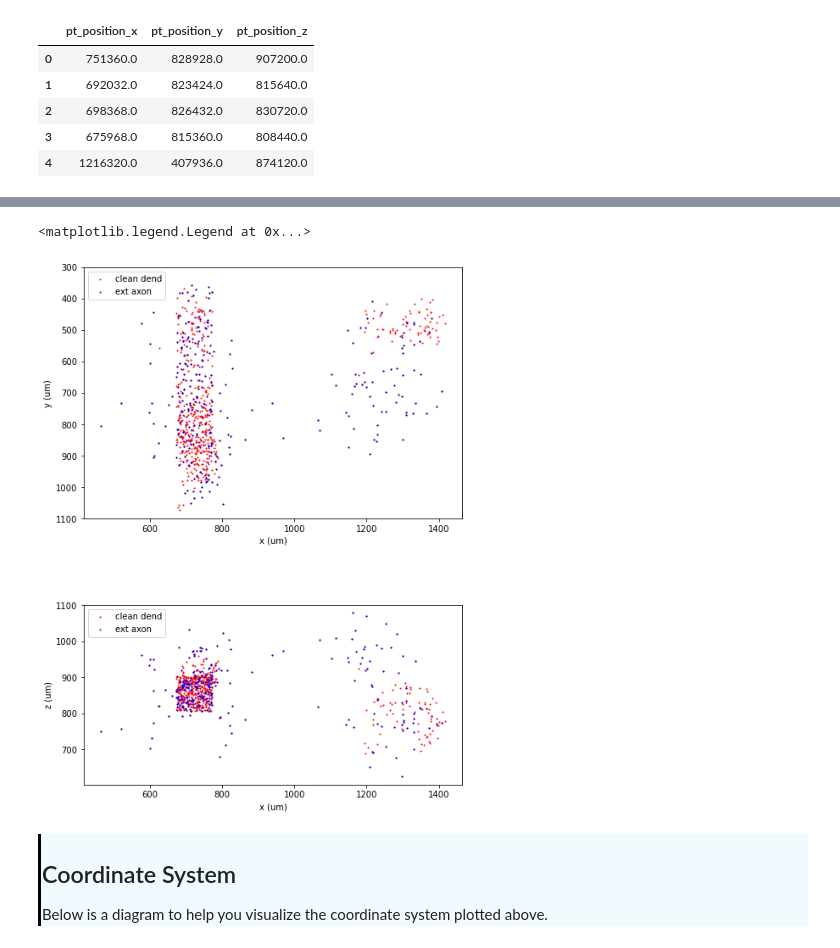
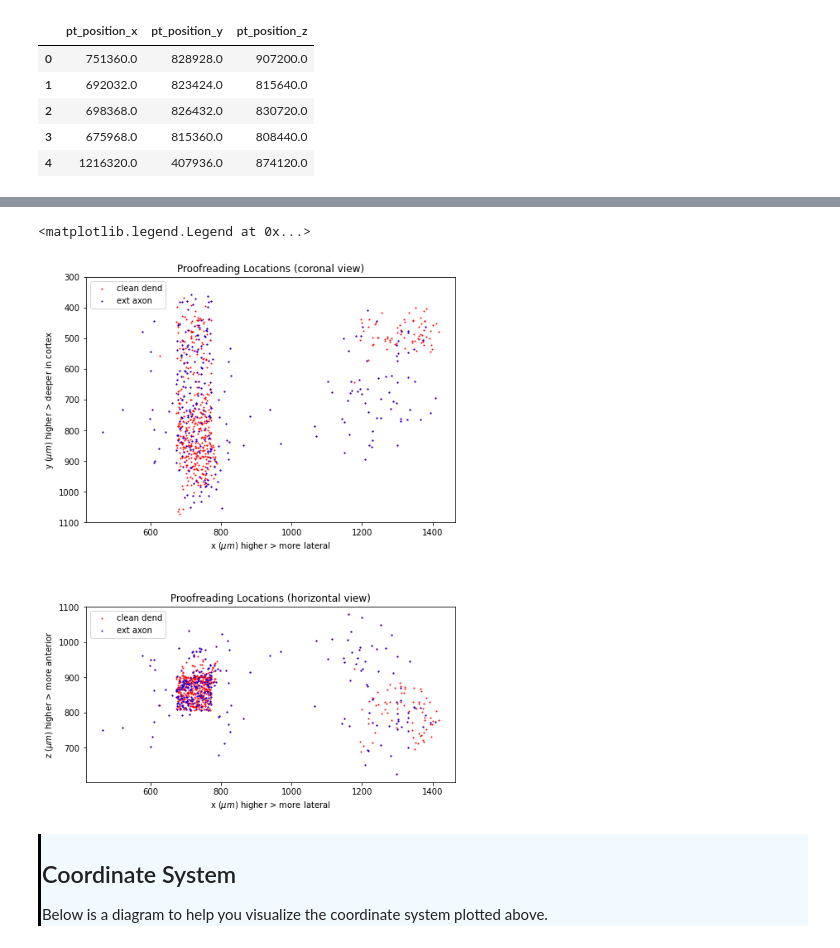
Before and after one commit to AllenInstitute/swdb_2022, a Jupyter notebook: DynamicBrain/EM_Connectome_Intro.ipynb, the cells around one changed output, grey strips where cells are left out. Saved outputs shown, nothing was run; the diff lists cells and outputs as text; code cells hidden in the pictures.

```diff
--- a/DynamicBrain/EM_Connectome_Intro.ipynb
+++ b/DynamicBrain/EM_Connectome_Intro.ipynb
@@ -315,46 +355,48 @@ ext_axon_df[['pt_position_x','pt_position_y', 'pt_position_z']].iloc[0:5]
 # %%
-# Let's use these use this to plot the locations
-# of the annotations
+# Let's use this to plot the locations of the annotations
 
-# first lets query axons with status of extended
-# splitting the positions and converting to um, by specifying units of 1000nm
+# First let's query cells for those whose axons have a status of extended.
+# In the query, we will split the positions into seperate columns
+# and convert the units to um, by specifying units of 1000nm for all 3 dimensions
 clean_dend_df = client.materialize.query_table('proofreading_status_public_release',
                                               filter_in_dict={'status_dendrite':['clean', 'extended']},
                                               split_positions=True,
                                               desired_resolution=[1000,1000,1000])
 ext_axon_df = client.materialize.query_table('proofreading_status_public_release',
                                              filter_equal_dict={'status_axon':'extended'},
                                              split_positions=True,
                                              desired_resolution=(1000,1000,1000))
 
 # make a new axis with two subplots
 fig = plt.figure(figsize=(8,12))
 ax1 = fig.add_subplot(2, 1, 1)
 ax2 = fig.add_subplot(2, 1, 2, sharex=ax1)
 
 # plot each dataframe in a different color
 ax1.scatter(clean_dend_df.pt_position_x, clean_dend_df.pt_position_y, c='r',s=1)
 ax1.scatter(ext_axon_df.pt_position_x, ext_axon_df.pt_position_y, c='b',s=1)
 
 
 # label some axis, make x,y scaling same
-ax1.set_xlabel('x (um)')
-ax1.set_ylabel('y (um)')
+ax1.set_xlabel('x ($\mu m$) higher > more lateral')
+ax1.set_ylabel('y ($\mu m$) higher > deeper in cortex')
 # to keep the pia 'up'
 ax1.set_ylim(1100,300)
+ax1.set_title('Proofreading Locations (coronal view)')
 
 # plot the same thing in x,z
 ax2.scatter(clean_dend_df.pt_position_x, clean_dend_df.pt_position_z, c='r', s=1)
 ax2.scatter(ext_axon_df.pt_position_x, ext_axon_df.pt_position_z, c='b',s=1)
 
-ax2.set_xlabel('x (um)')
-ax2.set_ylabel('z (um)')
+ax2.set_xlabel('x ($\mu m$) higher > more lateral')
+ax2.set_ylabel('z ($\mu m$) higher > more anterior')
+ax2.set_title('Proofreading Locations (horizontal view)')
 ax2.set_aspect('equal')
 ax1.legend(['clean dend', 'ext axon'])
 ax2.legend(['clean dend', 'ext axon'])
 # %% [output]
 <matplotlib.legend.Legend at 0x...>
-[figure, old version]
+[figure, new version]
 # %% [markdown]
 <div style="border-left: 3px solid #000; padding: 1px; padding-left: 10px; background: #F0FAFF; ">
 <h2>Coordinate System</h2>
```
Also changed, not shown: parts of 15 cells of this notebook, 1 other file.
